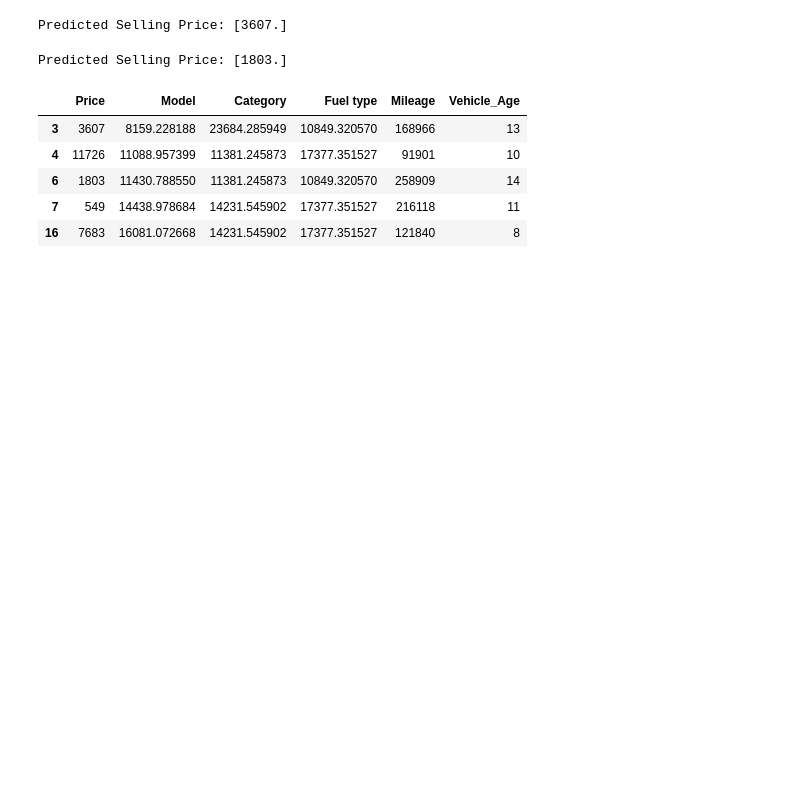
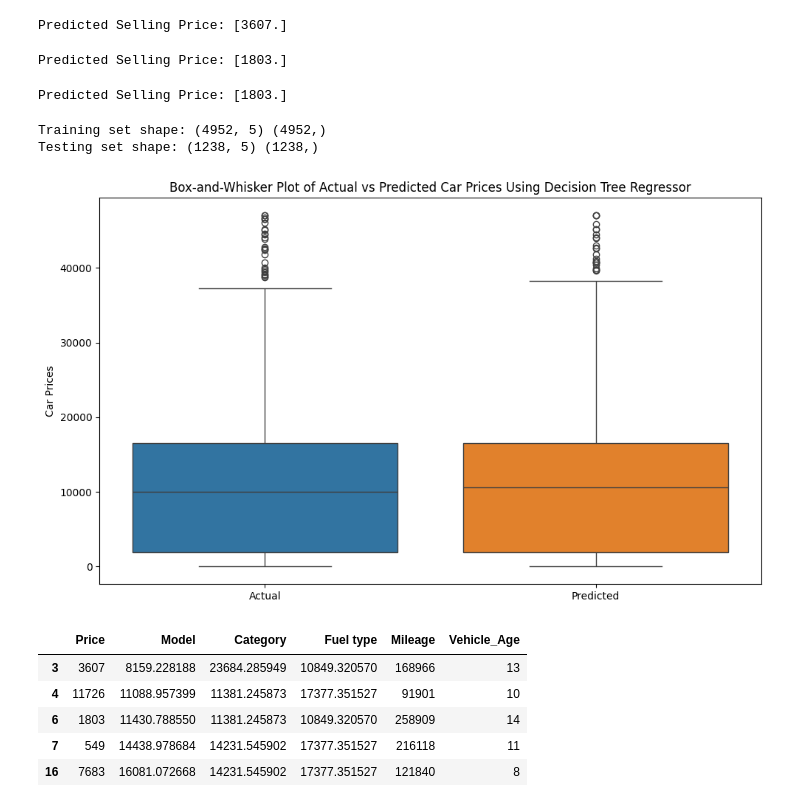
Before and after one commit to ChristianJBNB/MDA_Capstone_Project, a Jupyter notebook: Capstone_MLA.ipynb, the cells around one changed output. Saved outputs shown, nothing was run; the diff lists cells and outputs as text; code cells hidden in the pictures; blank space fills up the shorter version.

```diff
--- a/Capstone_MLA.ipynb
+++ b/Capstone_MLA.ipynb
@@ -486,6 +486,63 @@ predicted_price2 = dt.predict(rcdf2)
 print("Predicted Selling Price:", predicted_price2)
 # %% [output]
 Predicted Selling Price: [1803.]
+# %%
+real_car_data3 = {
+    "Model": 11430.788550,
+    "Vehicle_Age": 9,
+    "Fuel type": 10849.320570,
+    "Mileage": 258909,
+    "Category": 11381.245873
+}
+rcdf3 = pd.DataFrame([real_car_data3])
+
+predicted_price3 = dt.predict(rcdf3)
+print("Predicted Selling Price:", predicted_price3)
+# %% [output]
+Predicted Selling Price: [1803.]
+# %%
+import matplotlib.pyplot as plt
+import seaborn as sns
+from sklearn.tree import DecisionTreeRegressor
+from sklearn.model_selection import train_test_split
+
+from sklearn.model_selection import train_test_split
+
+x_train,x_test,y_train,y_test = train_test_split(ind_var, dep_var , test_size = 0.2, random_state = 123, stratify=None)
+print("Training set shape:", x_train.shape, y_train.shape)
+print("Testing set shape:", x_test.shape, y_test.shape)
+
+# Assuming 'cleaned_data' is already available and contains 'Price' as the target variable
+# Split the data into features (X) and target (y)
+# Split into training and testing sets
+
+# Initialize and train the Decision Tree Regressor
+dt_regressor = DecisionTreeRegressor(random_state=42)
+dt_regressor.fit(x_train, y_train)
+
+# Make predictions on the test set
+y_pred = dt_regressor.predict(x_test)
+
+# Create a DataFrame for easy plotting
+import pandas as pd
+results = pd.DataFrame({'Actual': y_test, 'Predicted': y_pred})
+
+# Plotting box-and-whisker plot
+plt.figure(figsize=(10, 6))
+sns.boxplot(data=results[['Actual', 'Predicted']], orient='vertical')
+
+# Adding title and labels
+plt.title('Box-and-Whisker Plot of Actual vs Predicted Car Prices Using Decision Tree Regressor')
+plt.ylabel('Car Prices')
+plt.xticks([0, 1], ['Actual', 'Predicted'])
+
+# Display the plot
+plt.tight_layout()
+plt.show()
+# %% [output]
+Training set shape: (4952, 5) (4952,)
+Testing set shape: (1238, 5) (1238,)
+[figure, added]
 # %%
 cleaned_data.head(5)
 # %% [output]
```
Also changed, not shown: parts of 2 cells of this notebook, 2 other files.
